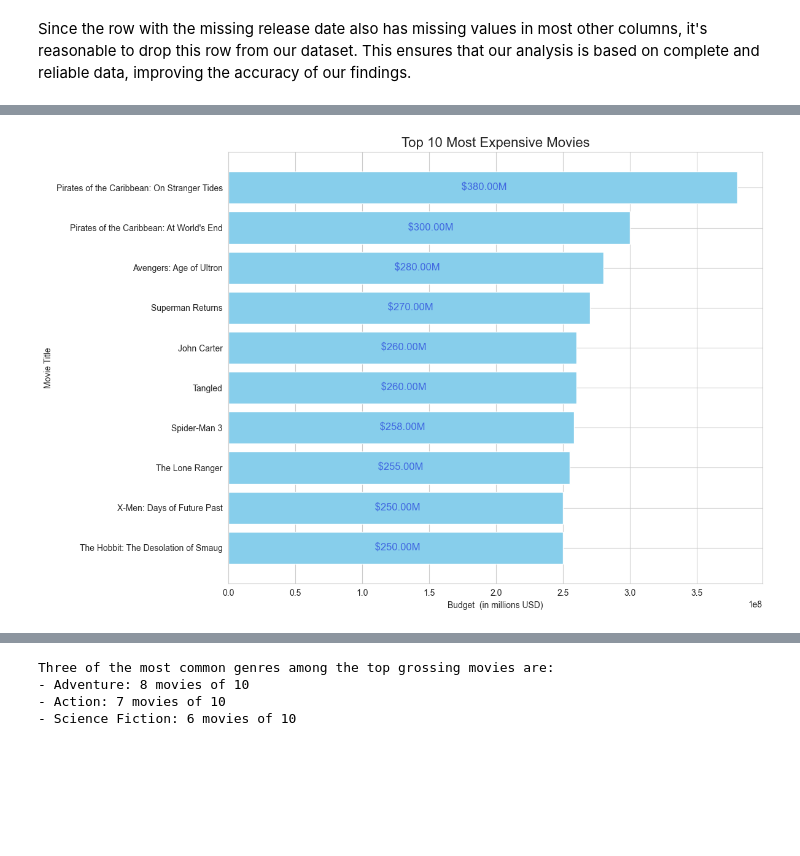
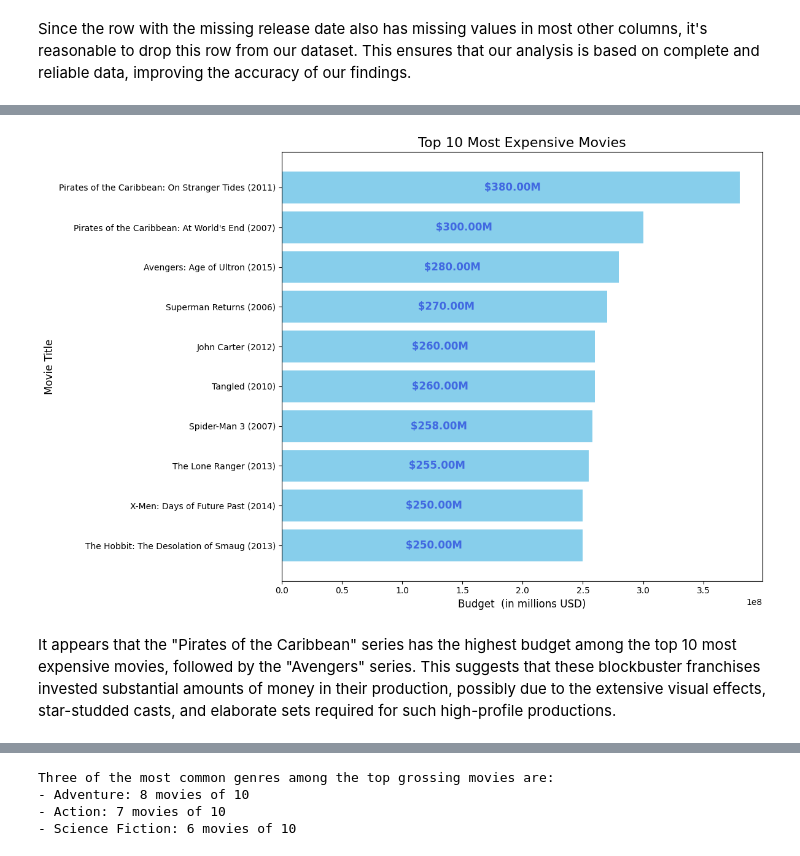
Before and after one commit to FatemehCh97/TMDB-Movie-Analytics-and-Recommendation, a Jupyter notebook: src/TMDB_Insights.ipynb, the cells around one changed output, grey strips where cells are left out. Cells and saved outputs as stored; diff of their text form; code cells hidden in the pictures; blank space fills up the shorter version.

```diff
--- a/src/TMDB_Insights.ipynb
+++ b/src/TMDB_Insights.ipynb
@@ -117,7 +149,8 @@ Name: title, dtype: object
 Given the findings from the comparisons of this two dataset, I proceeded to merge the two DataFrames, `movies_df` and `credits_df`, using an inner join based on the 'id' and 'title' columns. The merged DataFrame, named `merged_df`, contains information from both DataFrames. Since the 'movie_id' and 'id' columns contained the same values, I dropped the 'movie_id' column after merging to avoid redundancy.
 # %%
 # Merge the two datasets on the 'id' and 'movie_id' columns, and 'title' and 'original_title' columns respectively
-merged_df = pd.merge(movies_df, credits_df, left_on=['id', 'title'], right_on=['movie_id', 'title'], how='inner')
+merged_df = pd.merge(movies_df, credits_df, left_on=['id', 'title'],
+                     right_on=['movie_id', 'title'], how='inner')
 
 # Drop the 'movie_id' column after merging
 merged_df.drop(columns=['movie_id'], inplace=True)
@@ -342,0 +354,6 @@ dtype: int64
+# %%
+# Calculate median budget excluding zero values
+median_budget = merged_df[merged_df['budget'] > 0]['budget'].median()
+
+# Impute zero or very small budget values with the median
+merged_df['budget'] = merged_df['budget'].apply(lambda x: median_budget if x < 1000 else x)
@@ -371,11 +398,16 @@ df = merged_df[newCols]
 # Extract cast_id from the 'cast' column
 df['cast_id'] = df['cast'].apply(lambda x: [actor['cast_id'] for actor in x])
 # Extract only cast with order of 0 from cast_id
-df['cast_id'] = df['cast_id'].apply(lambda x: x[0] if len(x) > 0 else None)
+df['cast_id_0'] = df['cast_id'].apply(lambda x: x[0] if len(x) > 0 else None)
 
 # Extract crew_id for directors from the 'crew' column
 df['director_id'] = df['crew'].apply(lambda x: [member['crew_id'] for member in x if member['job'] == 'Director'])
-df['director_id'] = df['director_id'].apply(lambda x: x[0] if len(x) > 0 else None)
+df['director_id_0'] = df['director_id'].apply(lambda x: x[0] if len(x) > 0 else None)
+# %%
+df['genres_id_0'] = df['genres_id'].apply(lambda x: x[0] if isinstance(x, list) and len(x) > 0 else None)
+df['keywords_id_0'] = df['keywords_id'].apply(lambda x: x[0] if isinstance(x, list) and len(x) > 0 else None)
+df['production_companies_id_0'] = df['production_companies_id'].apply(lambda x: x[0] if isinstance(x, list) and len(x) > 0 else None)
+df['production_countries_0'] = df['production_countries'].apply(lambda x: x[0] if isinstance(x, list) and len(x) > 0 else None)
 # %%
 # DataFrame information after data preprocessing
 df.info()
@@ -445,24 +514,27 @@ Dimensions of the dataset after data cleaning: (4802, 24)
 # %%
 # Sort the DataFrame by 'budget' column in descending order
 top_10_expensive = df.sort_values(by='budget', ascending=False).head(10)
 
 # Create a bar plot for the top 10 most expensive movies
 plt.figure(figsize=(12, 8))
-bars = plt.barh(top_10_expensive['title'], top_10_expensive['budget'], color='skyblue')
+bars = plt.barh(top_10_expensive['title'] + ' (' + top_10_expensive['release_year'].astype(int).astype(str) + ')',
+                top_10_expensive['budget'], color='skyblue')
 
 # Add data labels inside the bars
 for bar in bars:
     width = bar.get_width()
     plt.text(width / 2, bar.get_y() + bar.get_height() / 2, f' ${width/1e6:.2f}M',
-             ha='center', va='center', fontsize=12, color='royalblue')
+             ha='center', va='center', fontsize=12, color='royalblue', weight='bold')
 
 
-plt.xlabel('Budget  (in millions USD)')
-plt.ylabel('Movie Title')
+plt.xlabel('Budget  (in millions USD)', fontsize=12)
+plt.ylabel('Movie Title', fontsize=12)
 plt.title('Top 10 Most Expensive Movies', fontsize=16)
 plt.gca().invert_yaxis()  # Invert y-axis to show the highest budget at the top
 plt.tight_layout()
 plt.show()
 # %% [output]
-[figure, old version]
+[figure, new version]
+# %% [markdown]
+It appears that the "Pirates of the Caribbean" series has the highest budget among the top 10 most expensive movies, followed by the "Avengers" series. This suggests that these blockbuster franchises invested substantial amounts of money in their production, possibly due to the extensive visual effects, star-studded casts, and elaborate sets required for such high-profile productions.
 # %%
```
Also changed, not shown: parts of 94 cells of this notebook.
